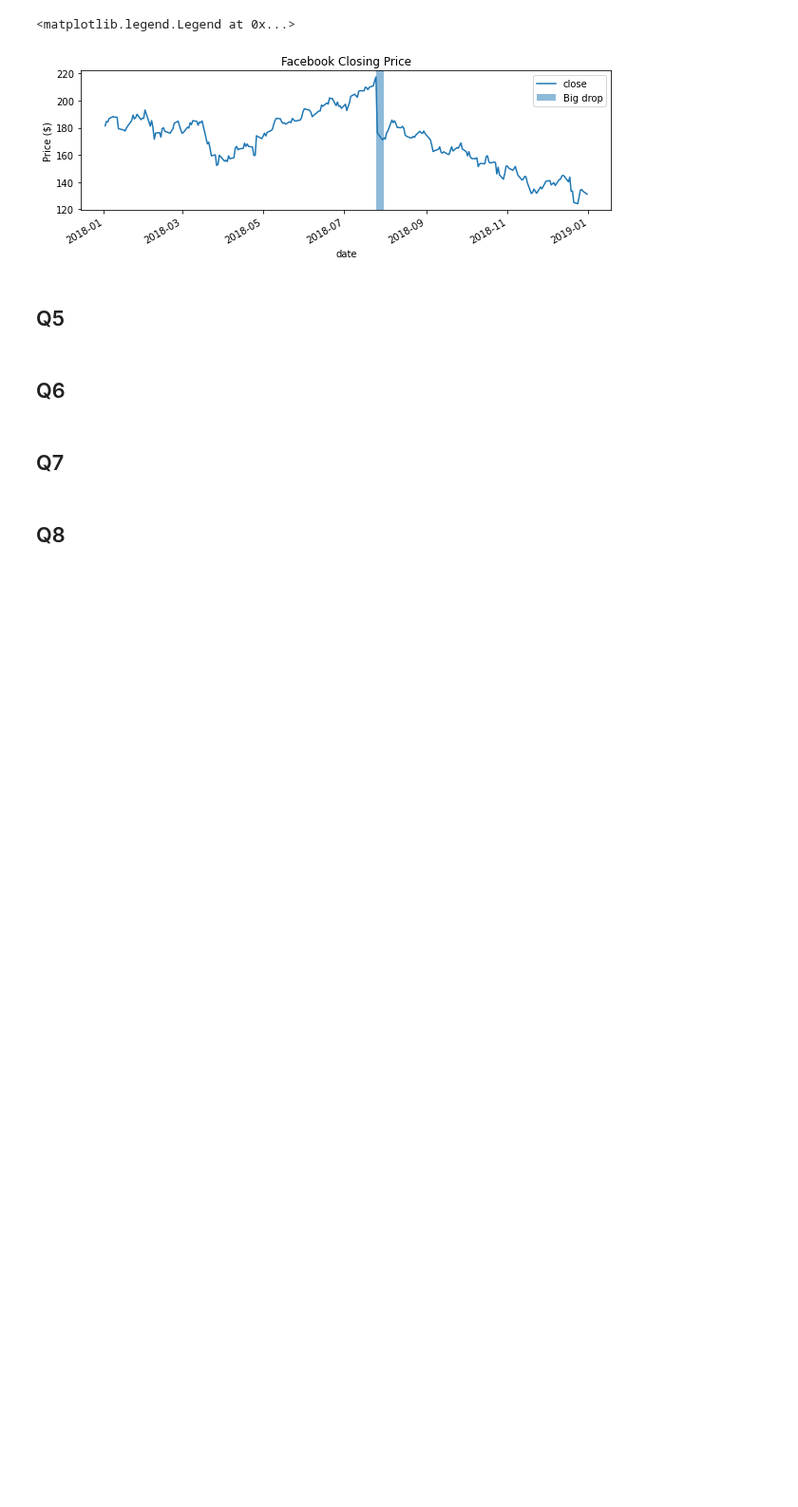
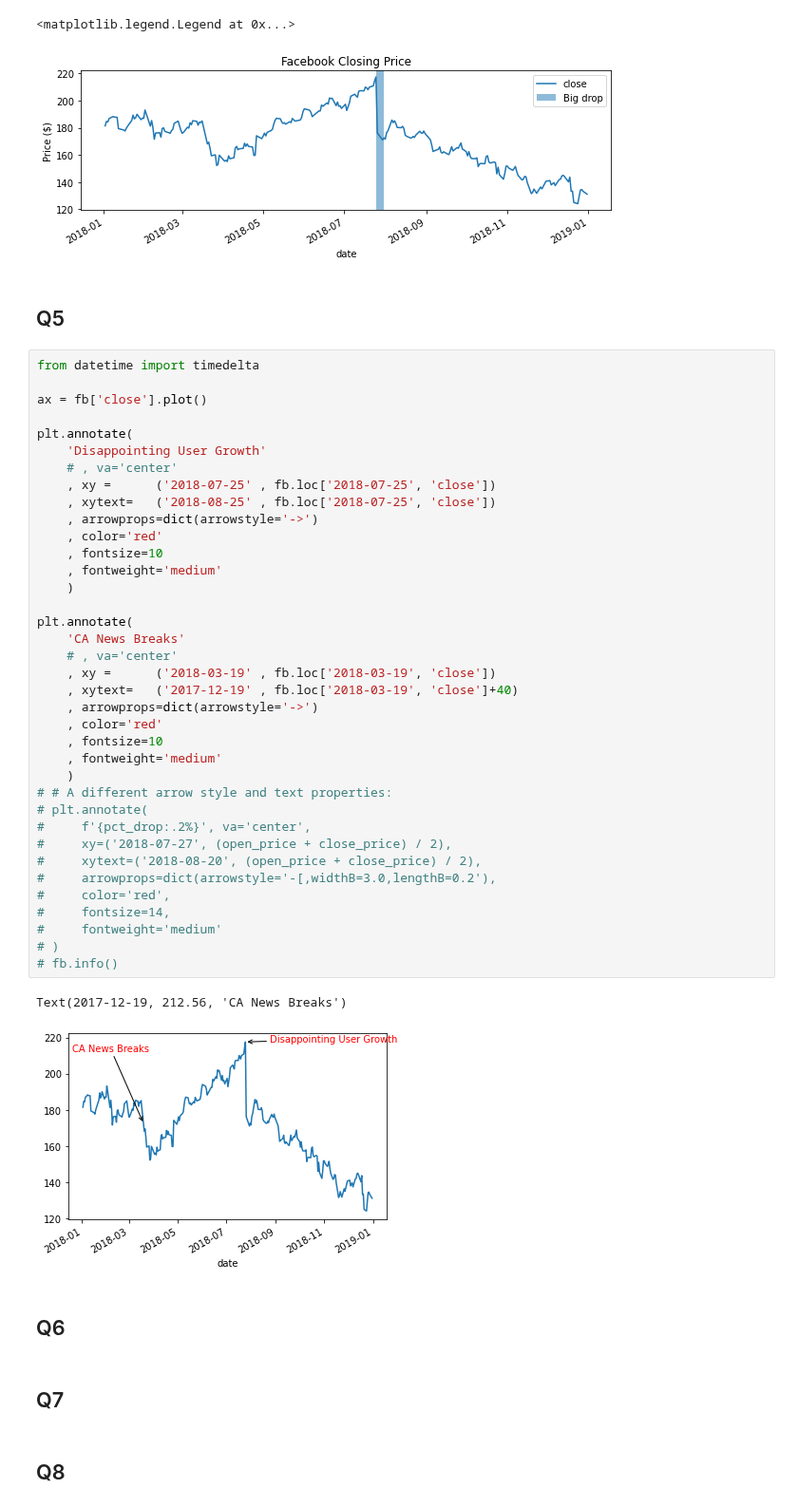
Before and after one commit to kevinsthompson/09-Hands-On-Data-Analysis-with-Pandas-2nd-edition, a Jupyter notebook: ch_06/KT_Exercises-Chp6.ipynb, the cells around one changed output. Shown at 95% size. Saved outputs shown, nothing was run; the diff lists cells and outputs as text; blank space fills up the shorter version.

```diff
--- a/ch_06/KT_Exercises-Chp6.ipynb
+++ b/ch_06/KT_Exercises-Chp6.ipynb
@@ -146,6 +146,46 @@ plt.legend()
 [figure]
 # %% [markdown]
 ## Q5
+# %%
+from datetime import timedelta
+
+ax = fb['close'].plot()
+
+plt.annotate(
+    'Disappointing User Growth'
+    # , va='center'
+    , xy =      ('2018-07-25' , fb.loc['2018-07-25', 'close'])
+    , xytext=   ('2018-08-25' , fb.loc['2018-07-25', 'close'])
+    , arrowprops=dict(arrowstyle='->')
+    , color='red'
+    , fontsize=10
+    , fontweight='medium'
+    )
+
+plt.annotate(
+    'CA News Breaks'
+    # , va='center'
+    , xy =      ('2018-03-19' , fb.loc['2018-03-19', 'close'])
+    , xytext=   ('2017-12-19' , fb.loc['2018-03-19', 'close']+40)
+    , arrowprops=dict(arrowstyle='->')
+    , color='red'
+    , fontsize=10
+    , fontweight='medium'
+    )
+# # A different arrow style and text properties:
+# plt.annotate(
+#     f'{pct_drop:.2%}', va='center',
+#     xy=('2018-07-27', (open_price + close_price) / 2),
+#     xytext=('2018-08-20', (open_price + close_price) / 2),
+#     arrowprops=dict(arrowstyle='-[,widthB=3.0,lengthB=0.2'),
+#     color='red',
+#     fontsize=14,
+#     fontweight='medium'
+# )
+# fb.info()
+# %% [output]
+Text(2017-12-19, 212.56, 'CA News Breaks')
+[figure, added]
 # %% [markdown]
 ## Q6
 # %% [markdown]
```
Also changed, not shown: 2 other files.
